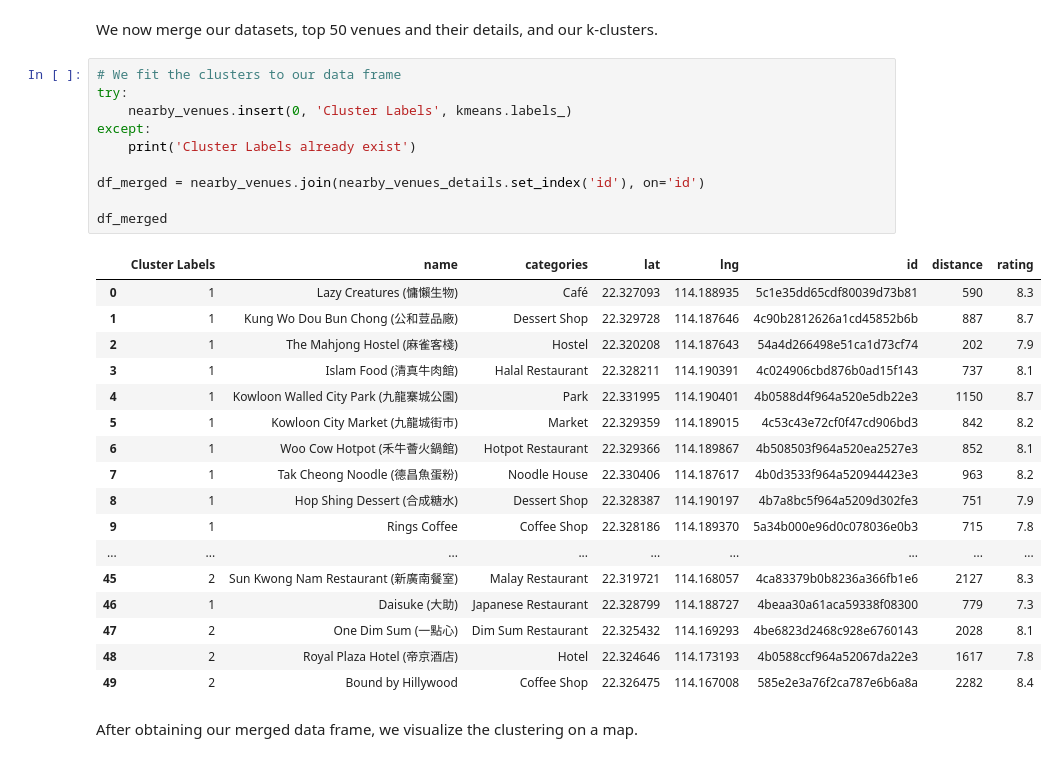
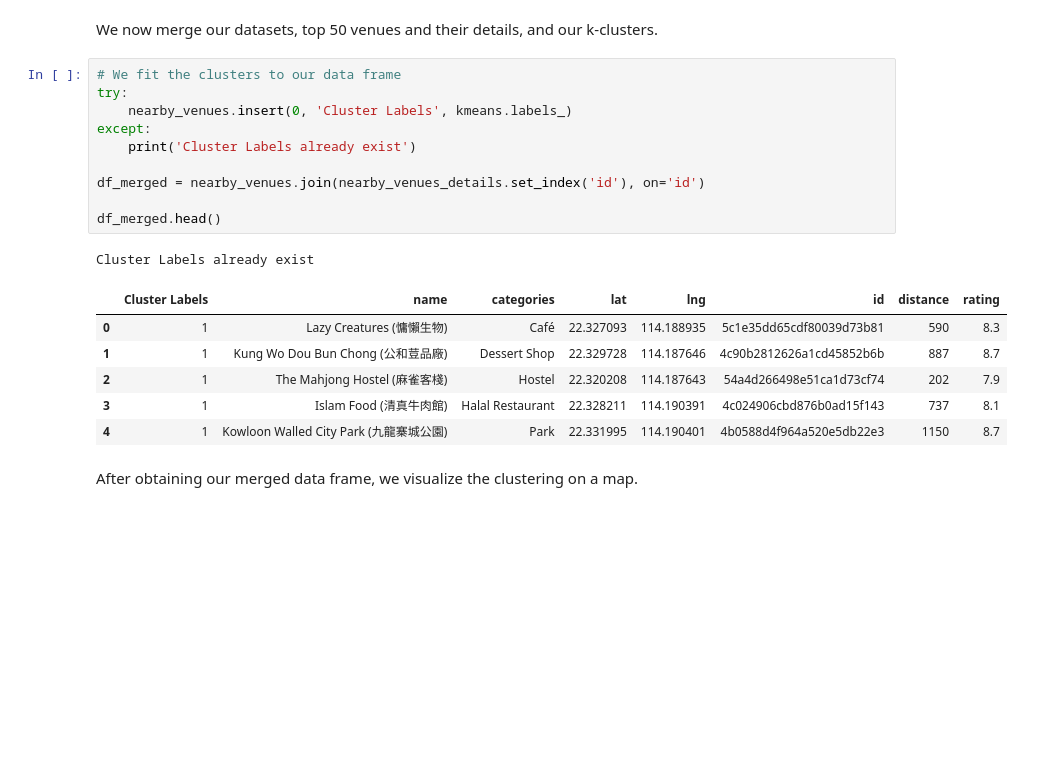
Before and after one commit to norvylle/Coursera_Capstone, a Jupyter notebook: Capstone Project Notebook.ipynb, the cells around one changed output. Saved outputs shown, nothing was run; the diff lists cells and outputs as text; blank space fills up the shorter version.

```diff
--- a/Capstone Project Notebook.ipynb
+++ b/Capstone Project Notebook.ipynb
@@ -170,31 +170,21 @@ We now merge our datasets, top 50 venues and their details, and our k-clusters.
 # %%
 # We fit the clusters to our data frame
 try:
     nearby_venues.insert(0, 'Cluster Labels', kmeans.labels_)
 except:
     print('Cluster Labels already exist')
 
 df_merged = nearby_venues.join(nearby_venues_details.set_index('id'), on='id')
 
-df_merged
+df_merged.head()
 # %% [output]
+Cluster Labels already exist
 |  | Cluster Labels | name | categories | lat | lng | id | distance | rating |
 | 0 | 1 | Lazy Creatures (慵懶生物) | Café | 22.327093 | 114.188935 | 5c1e35dd65cdf80039d73b81 | 590 | 8.3 |
 | 1 | 1 | Kung Wo Dou Bun Chong (公和荳品廠) | Dessert Shop | 22.329728 | 114.187646 | 4c90b2812626a1cd45852b6b | 887 | 8.7 |
 | 2 | 1 | The Mahjong Hostel (麻雀客棧) | Hostel | 22.320208 | 114.187643 | 54a4d266498e51ca1d73cf74 | 202 | 7.9 |
 | 3 | 1 | Islam Food (清真牛肉館) | Halal Restaurant | 22.328211 | 114.190391 | 4c024906cbd876b0ad15f143 | 737 | 8.1 |
 | 4 | 1 | Kowloon Walled City Park (九龍寨城公園) | Park | 22.331995 | 114.190401 | 4b0588d4f964a520e5db22e3 | 1150 | 8.7 |
-| 5 | 1 | Kowloon City Market (九龍城街市) | Market | 22.329359 | 114.189015 | 4c53c43e72cf0f47cd906bd3 | 842 | 8.2 |
-| 6 | 1 | Woo Cow Hotpot (禾牛薈火鍋館) | Hotpot Restaurant | 22.329366 | 114.189867 | 4b508503f964a520ea2527e3 | 852 | 8.1 |
-| 7 | 1 | Tak Cheong Noodle (德昌魚蛋粉) | Noodle House | 22.330406 | 114.187617 | 4b0d3533f964a520944423e3 | 963 | 8.2 |
-| 8 | 1 | Hop Shing Dessert (合成糖水) | Dessert Shop | 22.328387 | 114.190197 | 4b7a8bc5f964a5209d302fe3 | 751 | 7.9 |
-| 9 | 1 | Rings Coffee | Coffee Shop | 22.328186 | 114.189370 | 5a34b000e96d0c078036e0b3 | 715 | 7.8 |
-| ... | ... | ... | ... | ... | ... | ... | ... | ... |
-| 45 | 2 | Sun Kwong Nam Restaurant (新廣南餐室) | Malay Restaurant | 22.319721 | 114.168057 | 4ca83379b0b8236a366fb1e6 | 2127 | 8.3 |
-| 46 | 1 | Daisuke (大助) | Japanese Restaurant | 22.328799 | 114.188727 | 4beaa30a61aca59338f08300 | 779 | 7.3 |
-| 47 | 2 | One Dim Sum (一點心) | Dim Sum Restaurant | 22.325432 | 114.169293 | 4be6823d2468c928e6760143 | 2028 | 8.1 |
-| 48 | 2 | Royal Plaza Hotel (帝京酒店) | Hotel | 22.324646 | 114.173193 | 4b0588ccf964a52067da22e3 | 1617 | 7.8 |
-| 49 | 2 | Bound by Hillywood | Coffee Shop | 22.326475 | 114.167008 | 585e2e3a76f2ca787e6b6a8a | 2282 | 8.4 |
 # %% [markdown]
 After obtaining our merged data frame, we visualize the clustering on a map.
 # %%
```
Also changed, not shown: parts of 5 cells of this notebook.
